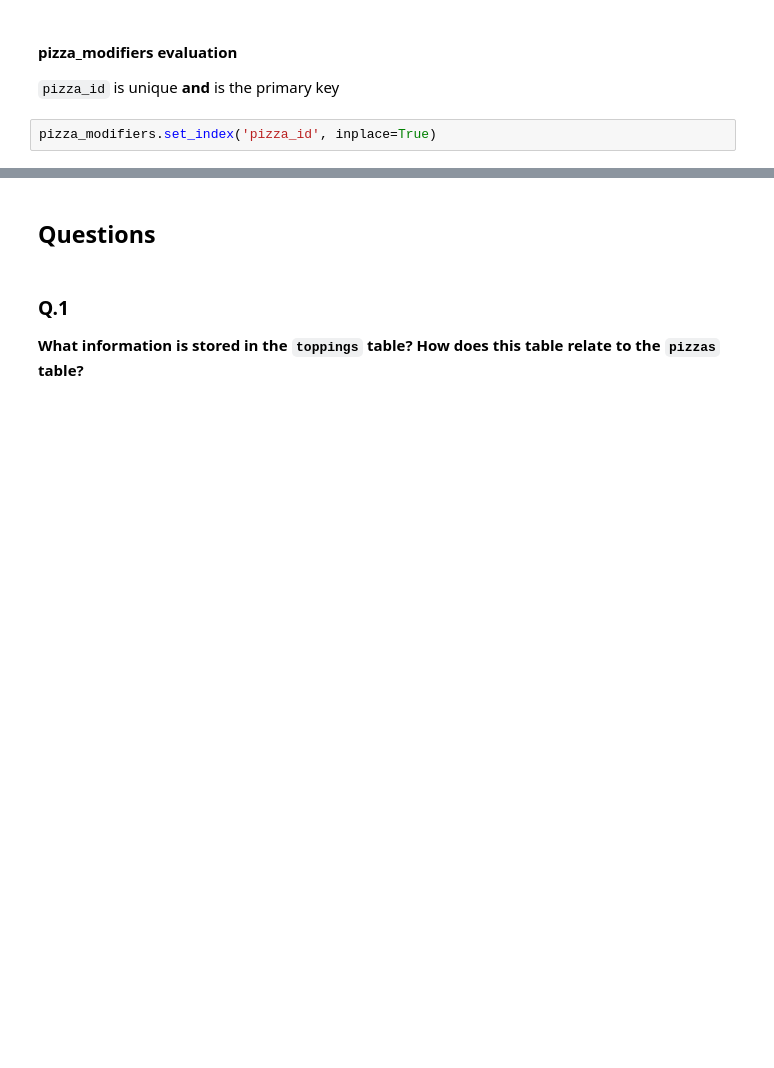
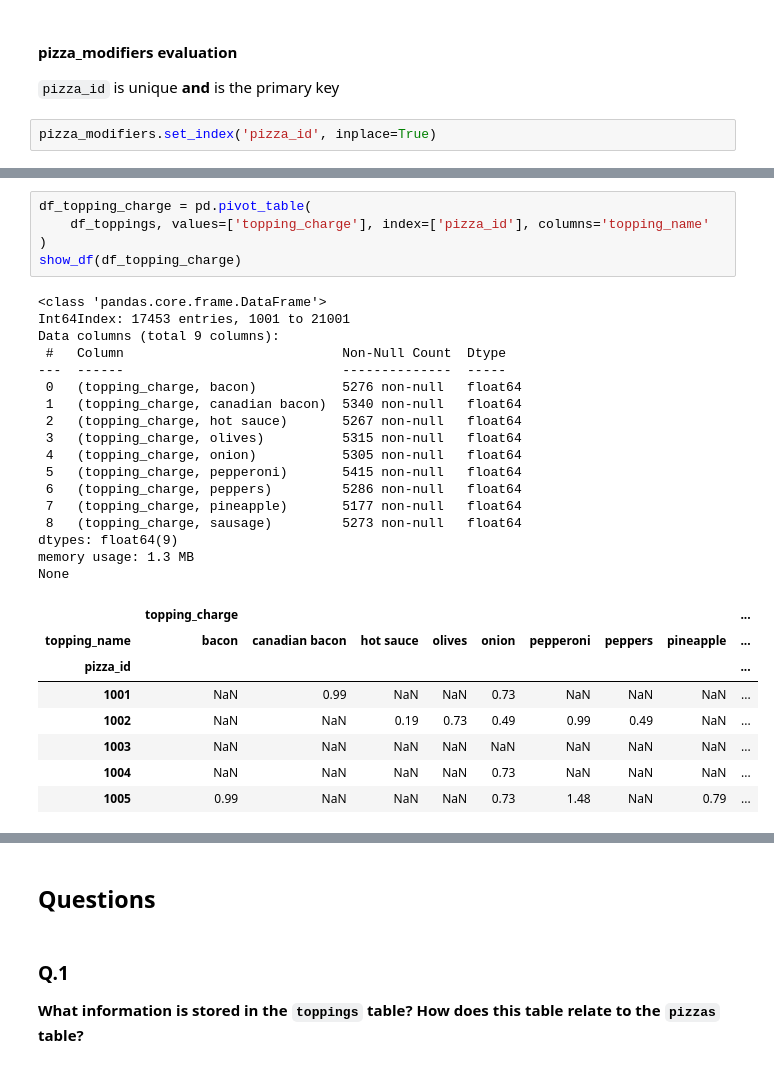
Before and after one commit to kjeliasen/zach_pandas, a Jupyter notebook: Zach_pandas_notebook.ipynb, the cells around one changed output, grey strips where cells are left out. Saved outputs shown, nothing was run; the diff lists cells and outputs as text; blank space fills up the shorter version.

```diff
--- a/Zach_pandas_notebook.ipynb
+++ b/Zach_pandas_notebook.ipynb
@@ -572,0 +693,31 @@ pizza_modifiers.set_index('pizza_id', inplace=True)
+# %%
+df_topping_charge = pd.pivot_table(
+    df_toppings, values=['topping_charge'], index=['pizza_id'], columns='topping_name'
+)
+show_df(df_topping_charge)
+# %% [output]
+<class 'pandas.core.frame.DataFrame'>
+Int64Index: 17453 entries, 1001 to 21001
+Data columns (total 9 columns):
+ #   Column                            Non-Null Count  Dtype
+---  ------                            --------------  -----
+ 0   (topping_charge, bacon)           5276 non-null   float64
+ 1   (topping_charge, canadian bacon)  5340 non-null   float64
+ 2   (topping_charge, hot sauce)       5267 non-null   float64
+ 3   (topping_charge, olives)          5315 non-null   float64
+ 4   (topping_charge, onion)           5305 non-null   float64
+ 5   (topping_charge, pepperoni)       5415 non-null   float64
+ 6   (topping_charge, peppers)         5286 non-null   float64
+ 7   (topping_charge, pineapple)       5177 non-null   float64
+ 8   (topping_charge, sausage)         5273 non-null   float64
+dtypes: float64(9)
+memory usage: 1.3 MB
+None
+|  | topping_charge |  |  |  |  |  |  |  | ... |
+| topping_name | bacon | canadian bacon | hot sauce | olives | onion | pepperoni | peppers | pineapple | ... |
+| pizza_id |  |  |  |  |  |  |  |  | ... |
+| 1001 | NaN | 0.99 | NaN | NaN | 0.73 | NaN | NaN | NaN | ... |
+| 1002 | NaN | NaN | 0.19 | 0.73 | 0.49 | 0.99 | 0.49 | NaN | ... |
+| 1003 | NaN | NaN | NaN | NaN | NaN | NaN | NaN | NaN | ... |
+| 1004 | NaN | NaN | NaN | NaN | 0.73 | NaN | NaN | NaN | ... |
+| 1005 | 0.99 | NaN | NaN | NaN | 0.73 | 1.48 | NaN | 0.79 | ... |
```
Also changed, not shown: parts of 16 cells of this notebook.
